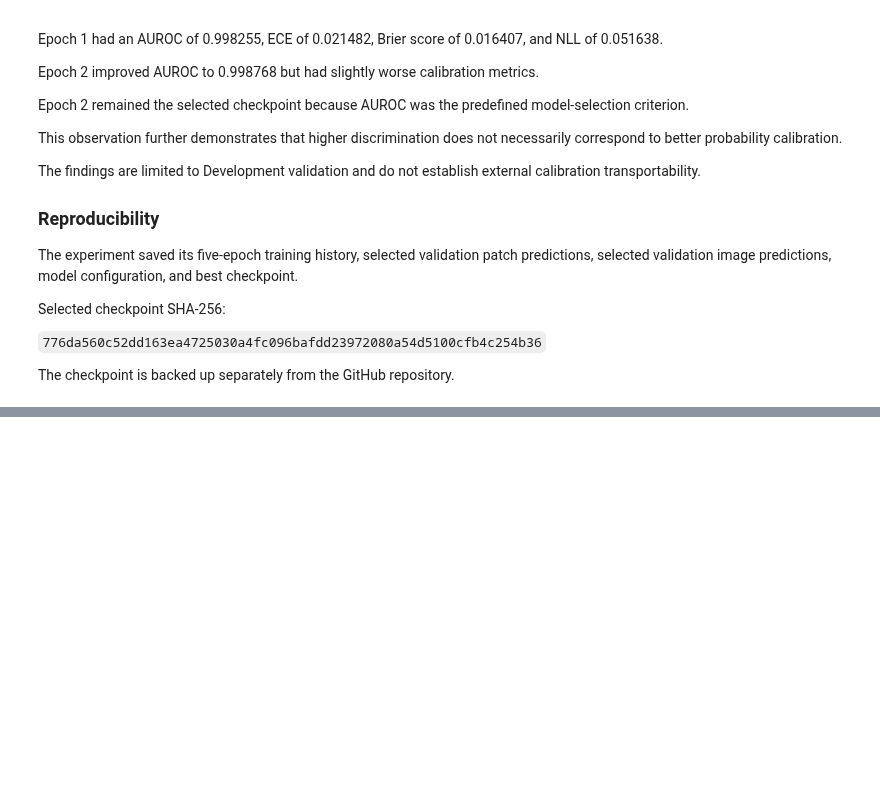
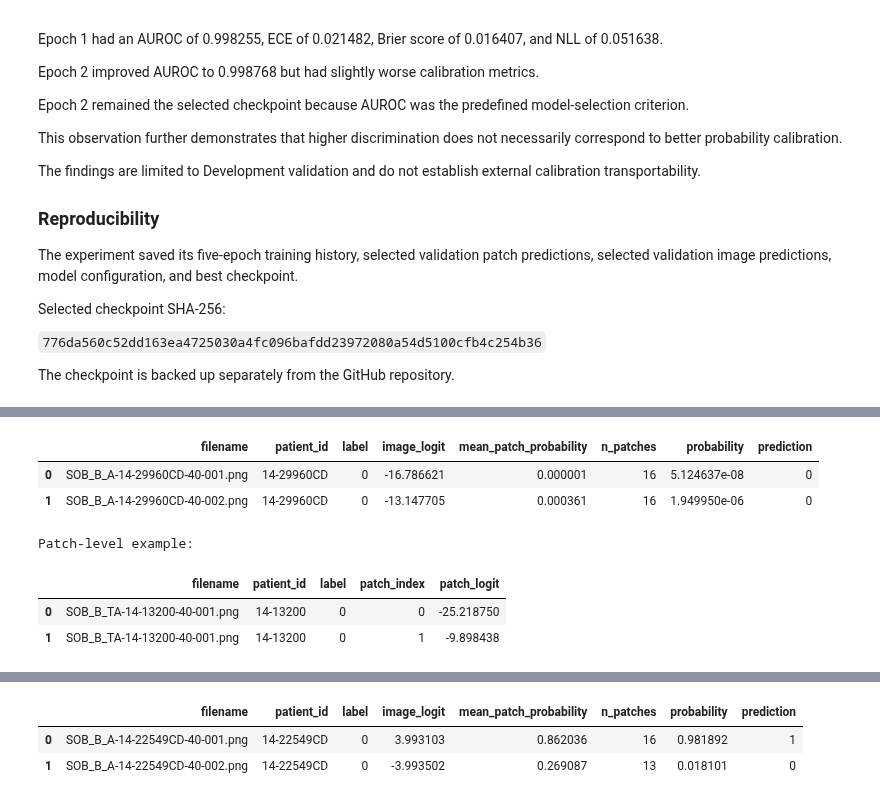
Before and after one commit to Yisihaq01/breast-histology-calibration, a Jupyter notebook: Notebooks/03_breakhis_formal_development.ipynb, the cells around one changed output, grey strips where cells are left out. Saved outputs shown, nothing was run; the diff lists cells and outputs as text; code cells hidden in the pictures; blank space fills up the shorter version.

```diff
--- a/Notebooks/03_breakhis_formal_development.ipynb
+++ b/Notebooks/03_breakhis_formal_development.ipynb
@@ -4562,0 +7177,70 @@ The checkpoint is backed up separately from the GitHub repository.
+# %%
+
+# ============================================================
+# Audit patch aggregation data availability
+# ============================================================
+
+import numpy as np
+import pandas as pd
+from IPython.display import display
+
+print("=" * 65)
+print("RESNET-18 — AGGREGATION ABLATION PREFLIGHT")
+print("=" * 65)
+
+for fold in [1, 2, 3]:
+
+    images = fold_results[fold]["images"]
+    patches = fold_results[fold]["patches"]
+
+    print(f"\nFOLD {fold}")
+    print("-" * 45)
+
+    print("Image prediction columns:")
+    print(images.columns.tolist())
+
+    print("\nPatch prediction columns:")
+    print(patches.columns.tolist())
+
+    print("\nImage-level example:")
+    display(images.head(2))
+
+    print("\nPatch-level example:")
+    display(patches.head(2))
+
+    assert len(images) == {
+        1: 372,
+        2: 431,
+        3: 330
+    }[fold]
+
+    assert len(patches) == {
+        1: 5861,
+        2: 6810,
+        3: 5224
+    }[fold]
+
+    assert images["filename"].is_unique
+
+    assert images["probability"].between(
+        0, 1
+    ).all()
+
+    print(f"\nPASS: Fold {fold} prediction files accessible.")
+
+print("\n" + "=" * 65)
+print("AGGREGATION DATA AVAILABILITY")
+print("=" * 65)
+
+for fold in [1, 2, 3]:
+
+    images = fold_results[fold]["images"]
+
+    print(
+        f"Fold {fold}: "
+        f"mean_patch_probability available = "
+        f"{'mean_patch_probability' in images.columns}"
+    )
+
+print("\nPASS: Aggregation preflight completed.")
+# %% [output]
@@ -4562,0 +7260,7 @@ The checkpoint is backed up separately from the GitHub repository.
+|  | filename | patient_id | label | image_logit | mean_patch_probability | n_patches | probability | prediction |
+| 0 | SOB_B_A-14-29960CD-40-001.png | 14-29960CD | 0 | -16.786621 | 0.000001 | 16 | 5.124637e-08 | 0 |
+| 1 | SOB_B_A-14-29960CD-40-002.png | 14-29960CD | 0 | -13.147705 | 0.000361 | 16 | 1.949950e-06 | 0 |
+Patch-level example:
+|  | filename | patient_id | label | patch_index | patch_logit |
+| 0 | SOB_B_TA-14-13200-40-001.png | 14-13200 | 0 | 0 | -25.218750 |
+| 1 | SOB_B_TA-14-13200-40-001.png | 14-13200 | 0 | 1 | -9.898438 |
@@ -4562,0 +7278,3 @@ The checkpoint is backed up separately from the GitHub repository.
+|  | filename | patient_id | label | image_logit | mean_patch_probability | n_patches | probability | prediction |
+| 0 | SOB_B_A-14-22549CD-40-001.png | 14-22549CD | 0 | 3.993103 | 0.862036 | 16 | 0.981892 | 1 |
+| 1 | SOB_B_A-14-22549CD-40-002.png | 14-22549CD | 0 | -3.993502 | 0.269087 | 13 | 0.018101 | 0 |
```
Also changed, not shown: parts of 29 cells of this notebook.
